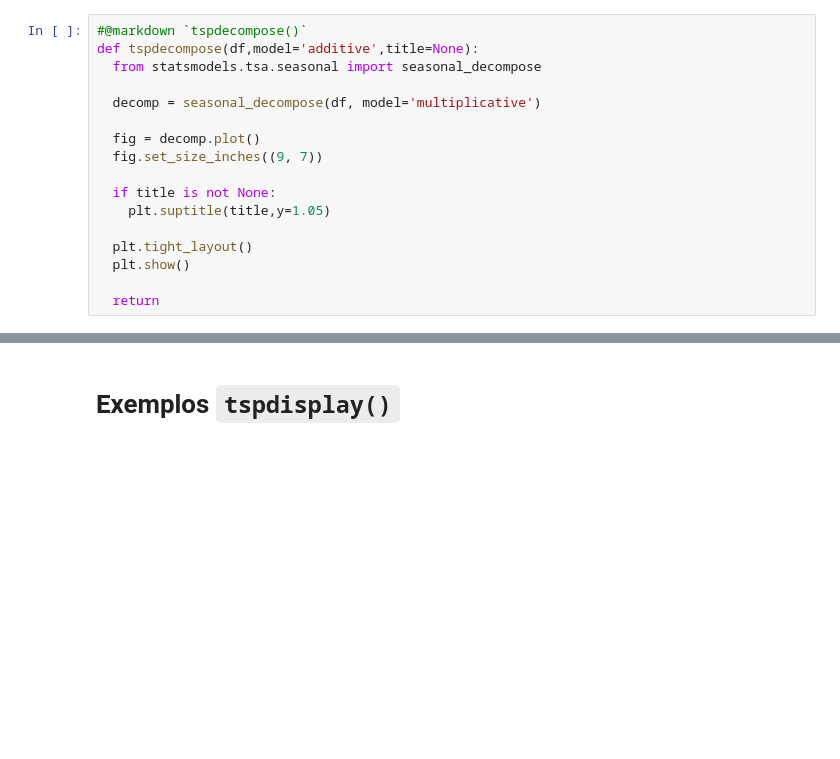
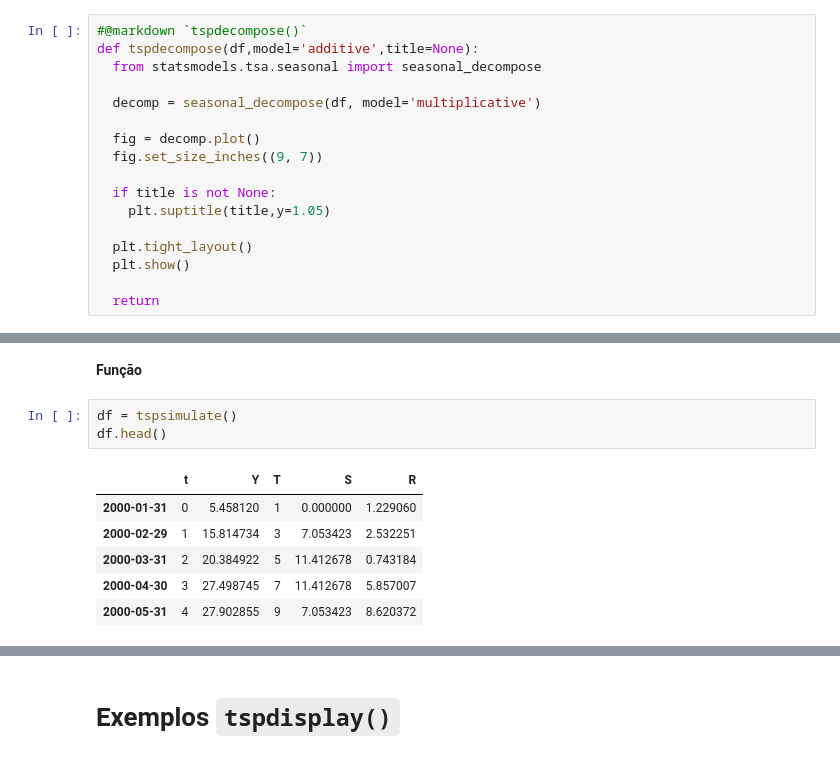
Before and after one commit to Rogerio-mack/Temporal, a Jupyter notebook: tsp_utils.ipynb, the cells around one changed output, grey strips where cells are left out. Drawn from its saved outputs; the diff is of its cells as text; blank space fills up the shorter version.

```diff
--- a/tsp_utils.ipynb
+++ b/tsp_utils.ipynb
@@ -84,0 +159,12 @@ def tspdecompose(df,model='additive',title=None):
+# %% [markdown]
+**Função**
+# %%
+df = tspsimulate()
+df.head()
+# %% [output]
+|  | t | Y | T | S | R |
+| 2000-01-31 | 0 | 5.458120 | 1 | 0.000000 | 1.229060 |
+| 2000-02-29 | 1 | 15.814734 | 3 | 7.053423 | 2.532251 |
+| 2000-03-31 | 2 | 20.384922 | 5 | 11.412678 | 0.743184 |
+| 2000-04-30 | 3 | 27.498745 | 7 | 11.412678 | 5.857007 |
+| 2000-05-31 | 4 | 27.902855 | 9 | 7.053423 | 8.620372 |
```
Also changed, not shown: parts of 6 cells of this notebook.
